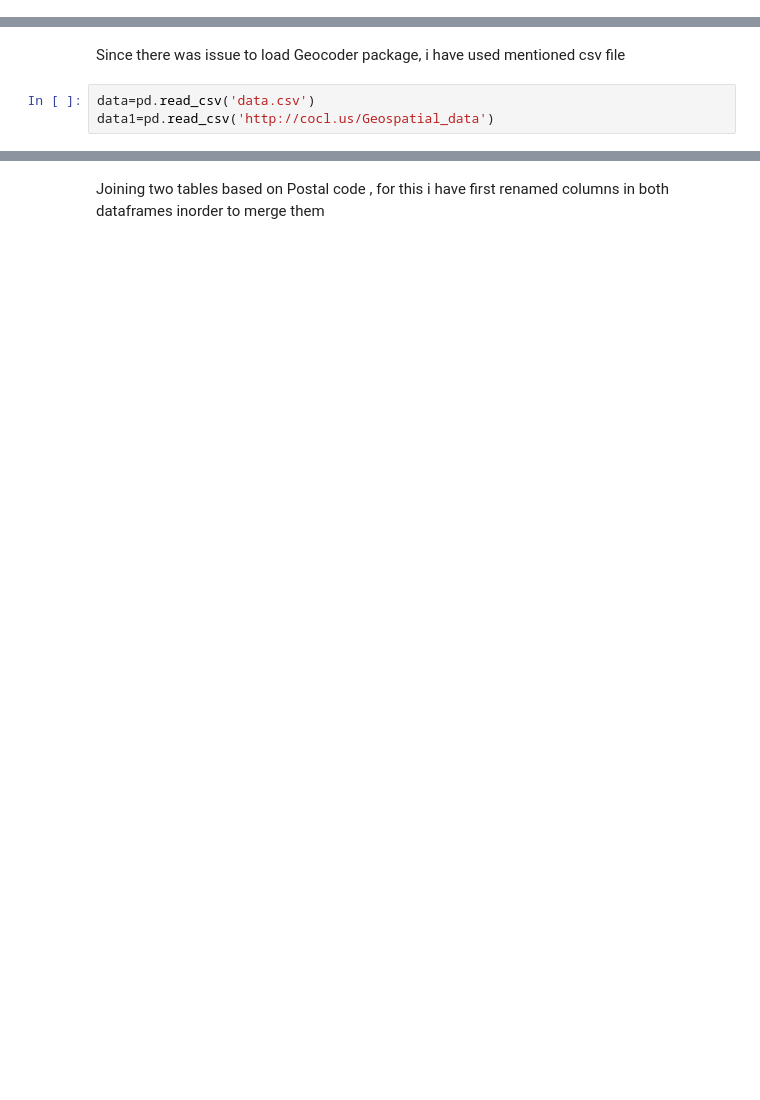
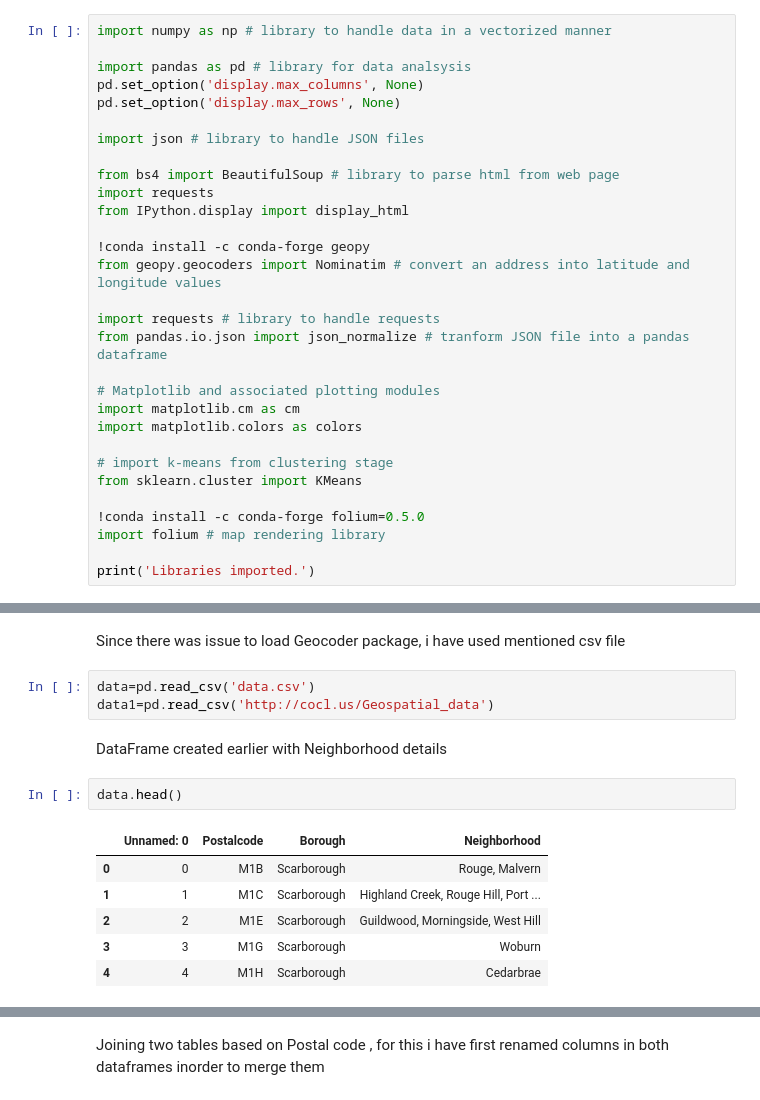
Before and after one commit to surbhii15/Coursera_Capstone, a Jupyter notebook: Week2-part2.ipynb, the cells around one changed output, grey strips where cells are left out. Cells and saved outputs as stored; diff of their text form; blank space fills up the shorter version.

```diff
--- a/Week2-part2.ipynb
+++ b/Week2-part2.ipynb
@@ -22,0 +1,30 @@ Executing transaction: done
+# %%
+import numpy as np # library to handle data in a vectorized manner
+
+import pandas as pd # library for data analsysis
+pd.set_option('display.max_columns', None)
+pd.set_option('display.max_rows', None)
+
+import json # library to handle JSON files
+
+from bs4 import BeautifulSoup # library to parse html from web page
+import requests
+from IPython.display import display_html
+
+!conda install -c conda-forge geopy
+from geopy.geocoders import Nominatim # convert an address into latitude and longitude values
+
+import requests # library to handle requests
+from pandas.io.json import json_normalize # tranform JSON file into a pandas dataframe
+
+# Matplotlib and associated plotting modules
+import matplotlib.cm as cm
+import matplotlib.colors as colors
+
+# import k-means from clustering stage
+from sklearn.cluster import KMeans
+
+!conda install -c conda-forge folium=0.5.0
+import folium # map rendering library
+
+print('Libraries imported.')
@@ -25,3 +51,14 @@ Since there was issue to load Geocoder package, i have used mentioned csv file
 # %%
 data=pd.read_csv('data.csv')
 data1=pd.read_csv('http://cocl.us/Geospatial_data')
+# %% [markdown]
+DataFrame created earlier with Neighborhood details
+# %%
+data.head()
+# %% [output]
+|  | Unnamed: 0 | Postalcode | Borough | Neighborhood |
+| 0 | 0 | M1B | Scarborough | Rouge, Malvern |
+| 1 | 1 | M1C | Scarborough | Highland Creek, Rouge Hill, Port ... |
+| 2 | 2 | M1E | Scarborough | Guildwood, Morningside, West Hill |
+| 3 | 3 | M1G | Scarborough | Woburn |
+| 4 | 4 | M1H | Scarborough | Cedarbrae |
```
Also changed, not shown: parts of 10 cells of this notebook.
